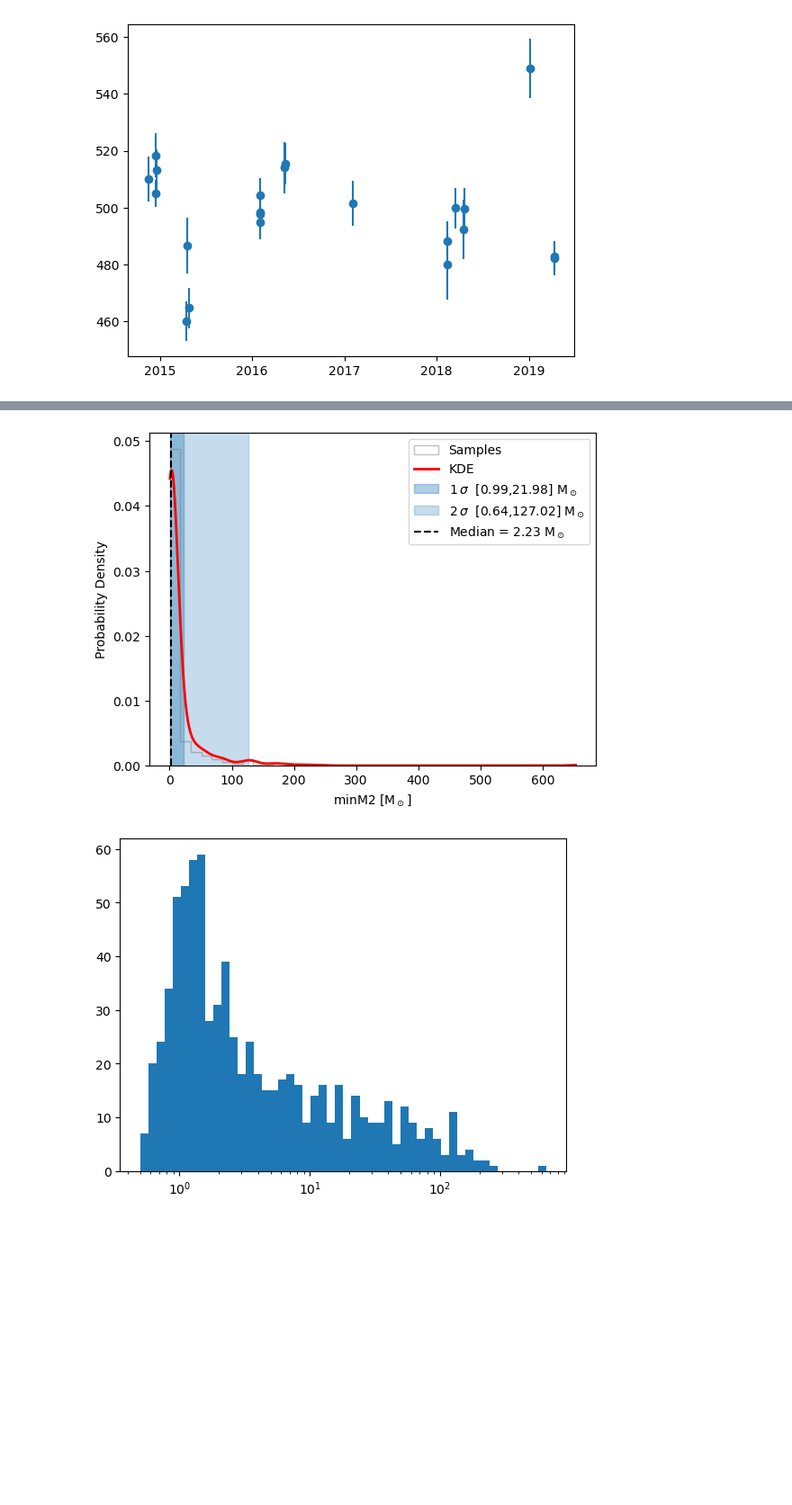
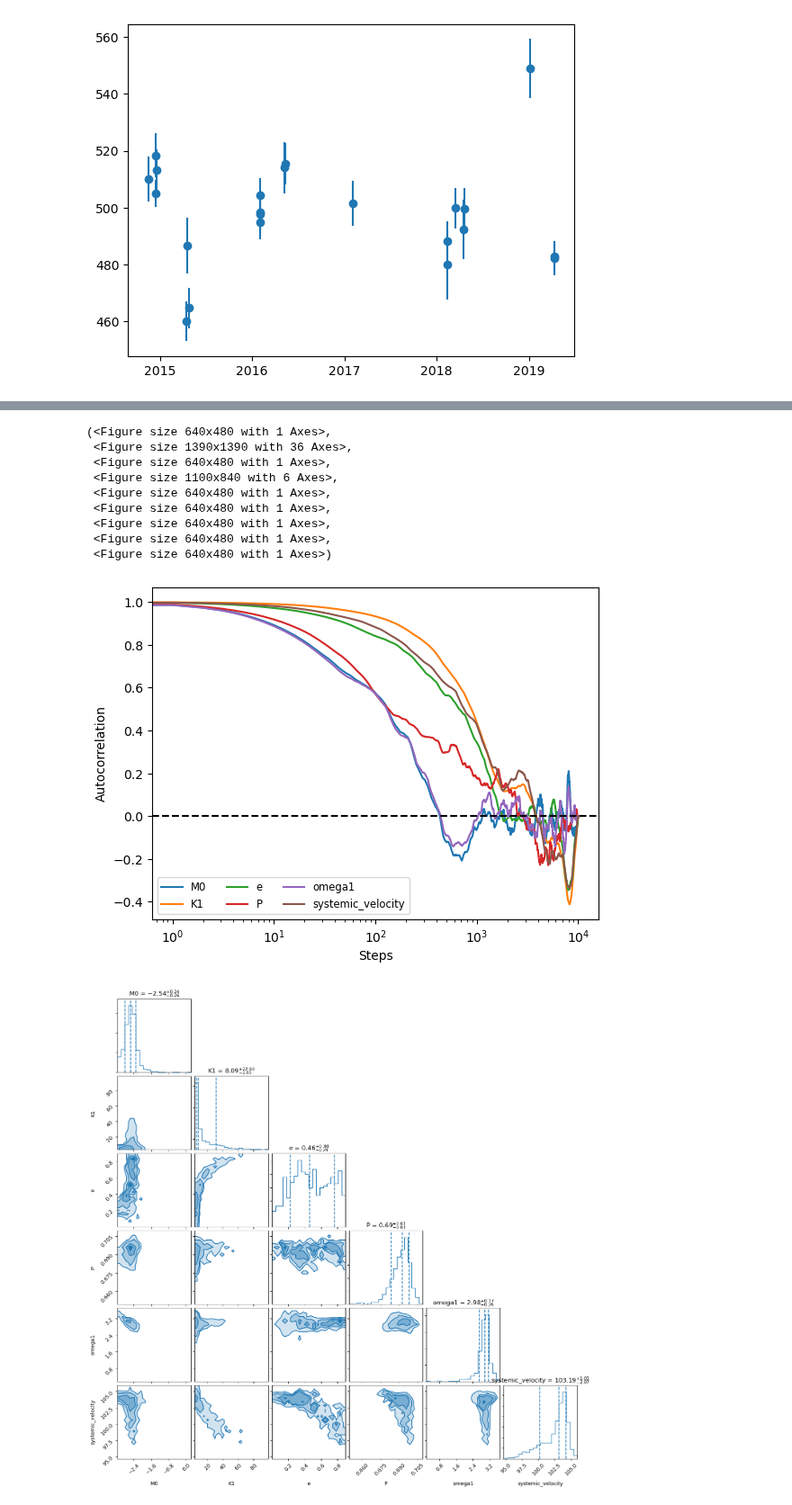
Before and after one commit to matthewwhitaker/periapsis_examples, a Jupyter notebook: ngc_3201_bhs.ipynb, the cells around one changed output, grey strips where cells are left out. Shown at 90% size. Cells and saved outputs as stored; diff of their text form; code cells hidden in the pictures; blank space fills up the shorter version.

```diff
--- a/ngc_3201_bhs.ipynb
+++ b/ngc_3201_bhs.ipynb
@@ -241,17 +242,17 @@ priors = {
     'omega1': p.UniformPrior(0.0, 2*np.pi),
     'systemic_velocity': p.UniformPrior(300 * conv, 700 * conv),
 }
-rv_data = p.RadialVelocityData(
+rv_data3 = p.RadialVelocityData(
     t = date,
     rv = np.array(epochs['BRV'])*conv,
     rv_err = np.array(epochs['e_BRV'])*conv,
     system=1,
 )
-fitter = p.MCMCFitter(
+fitter3 = p.MCMCFitter(
     nwalkers=32,
     niter=10000,
     sample_params=['M0', 'K1', 'e', 'P', 'omega1', 'systemic_velocity'],
     **priors
 )
-results = fitter.fit(rv_data, np.random.default_rng(3201))
+results3 = fitter3.fit(rv_data3, np.random.default_rng(3201))
 # %% [output]
@@ -289,10 +263,14 @@ plt.show()
-# %%
-p.distribution(results, param='minM2', unit=r"M$_\odot$");
-# %% [output]
-[figure, removed]
-# %%
-plt.hist(results["minM2"], bins=np.geomspace(results["minM2"].min(), results["minM2"].max(), 51))
-plt.xscale('log')
-plt.show()
-# %% [output]
-[figure, removed]
+# %%
+p.all_plots(results3,rv_data3)
+# %% [output]
+(<Figure size 640x480 with 1 Axes>,
+ <Figure size 1390x1390 with 36 Axes>,
+ <Figure size 640x480 with 1 Axes>,
+ <Figure size 1100x840 with 6 Axes>,
+ <Figure size 640x480 with 1 Axes>,
+ <Figure size 640x480 with 1 Axes>,
+ <Figure size 640x480 with 1 Axes>,
+ <Figure size 640x480 with 1 Axes>,
+ <Figure size 640x480 with 1 Axes>)
+[figure, added]
+[figure, added]
```
Also changed, not shown: parts of 19 cells of this notebook, 1 other file.
